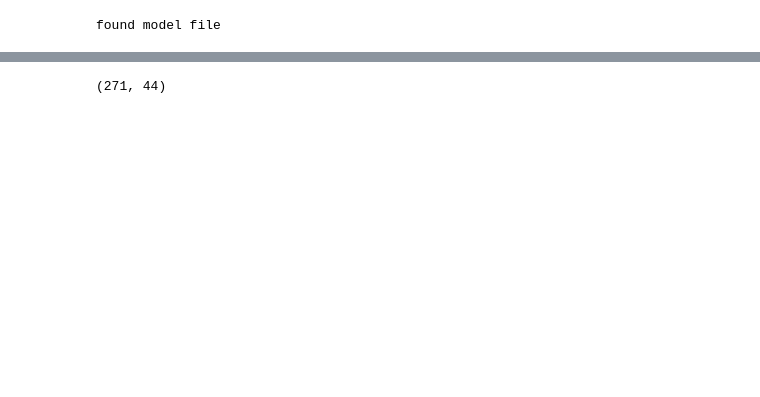
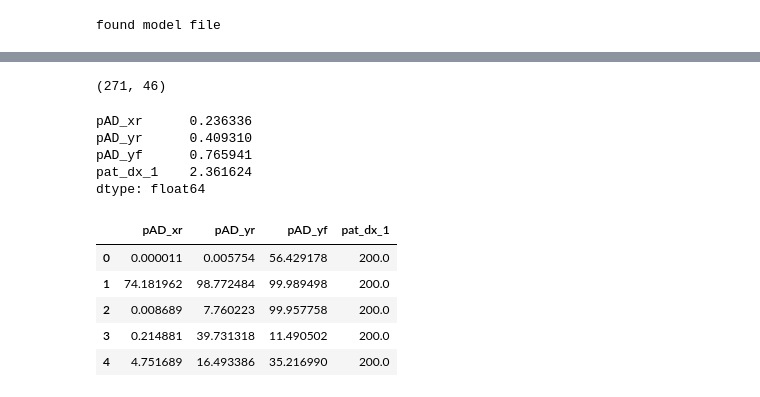
Before and after one commit to Untribium/agemorph, a Jupyter notebook: models/red_gan/src/conv_prediction.ipynb, the cells around one changed output, grey strips where cells are left out. Drawn from its saved outputs; the diff is of its cells as text; code cells hidden in the pictures; blank space fills up the shorter version.

```diff
--- a/models/red_gan/src/conv_prediction.ipynb
+++ b/models/red_gan/src/conv_prediction.ipynb
@@ -36,6 +46,6 @@ found 2 runs
 # %%
 # set run dir
-run_dir = run_dirs[1]
+run_dir = run_dirs[5]
 
 pre_dirs = glob.glob(os.path.join(glob.escape(run_dir), '*', '*'))
 pre_dirs = sorted(pre_dirs)
@@ -61,6 +62,6 @@ found 11 pre_dirs
 # %%
 # generator config, run_dir, etc...
-pre_dir = pre_dirs[10]
+pre_dir = pre_dirs[1]
 
 csv_path = os.path.join(pre_dir, 'meta.csv')
 csv = pd.read_csv(csv_path)
@@ -154,9 +156,24 @@ for i, clf_csv in enumerate(clf_csvs):
 # %%
-csv_path = clf_csvs[0]
+csv_path = clf_csvs[1]
 csv = pd.read_csv(csv_path)
 print(csv.shape)
 # %% [output]
-(271, 44)
+(271, 46)
+# %%
+print(csv[['pAD_xr', 'pAD_yr', 'pAD_yf', 'pat_dx_1']].mean())
+csv[['pAD_xr', 'pAD_yr', 'pAD_yf', 'pat_dx_1']].head()*100
+# %% [output]
+pAD_xr      0.236336
+pAD_yr      0.409310
+pAD_yf      0.765941
+pat_dx_1    2.361624
+dtype: float64
+|  | pAD_xr | pAD_yr | pAD_yf | pat_dx_1 |
+| 0 | 0.000011 | 0.005754 | 56.429178 | 200.0 |
+| 1 | 74.181962 | 98.772484 | 99.989498 | 200.0 |
+| 2 | 0.008689 | 7.760223 | 99.957758 | 200.0 |
+| 3 | 0.214881 | 39.731318 | 11.490502 | 200.0 |
+| 4 | 4.751689 | 16.493386 | 35.216990 | 200.0 |
 # %%
 def get_metric(csv_in, col, t, metric):
 
```
Also changed, not shown: parts of 15 cells of this notebook, 7 other files.
